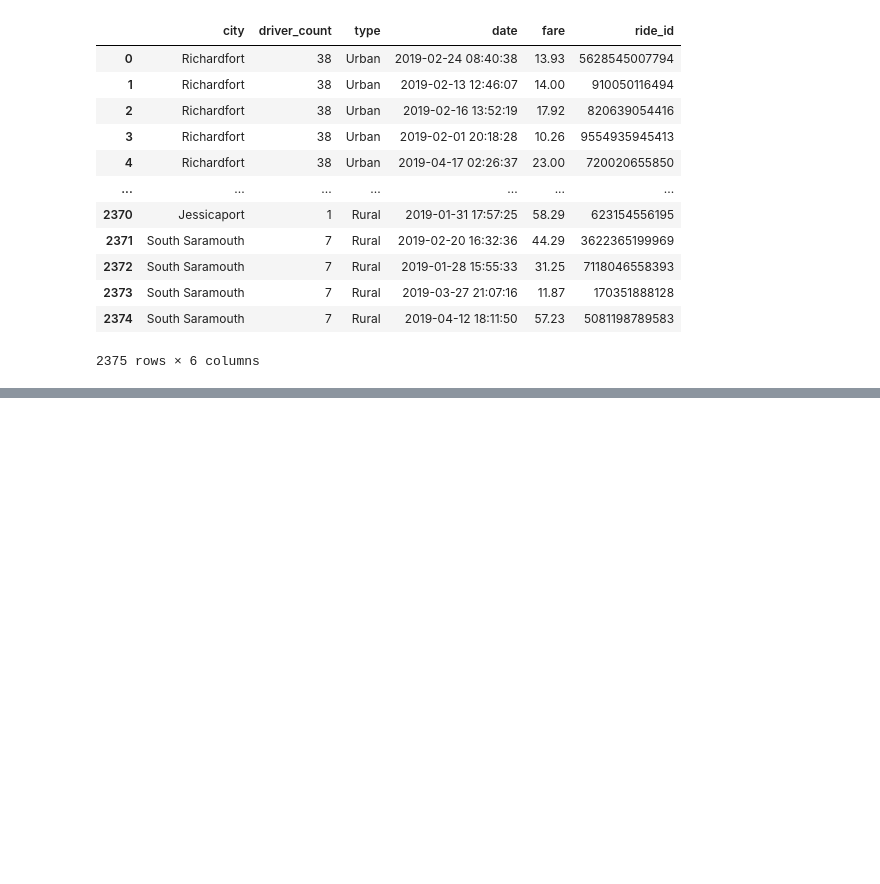
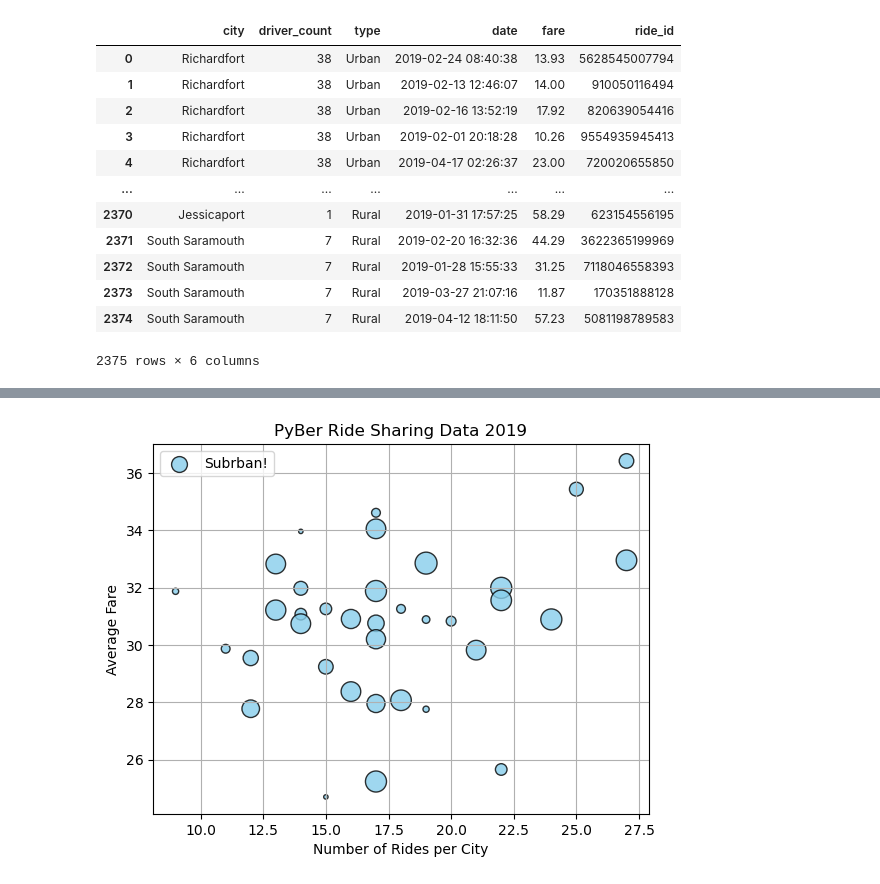
Before and after one commit to Smor-1/PyBer_Analysis, a Jupyter notebook: PyBer_Analysis.ipynb, the cells around one changed output, grey strips where cells are left out. Drawn from its saved outputs; the diff is of its cells as text; code cells hidden in the pictures; blank space fills up the shorter version.

```diff
--- a/PyBer_Analysis.ipynb
+++ b/PyBer_Analysis.ipynb
@@ -104,0 +135,12 @@ pyber_df
+# %%
+plt.scatter(suburban_ride_count , suburban_avg_fare , s = 10*suburban_driver_cnt , c = "skyblue" , edgecolor = "black" , linewidths = 1 , alpha = 0.8, label = "Subrban!")
+plt.title("PyBer Ride Sharing Data 2019")
+plt.ylabel("Average Fare")
+plt.xlabel("Number of Rides per City")
+plt.grid()
+plt.legend()
+
+
+plt.show()
+# %% [output]
+[figure, added]
```
Also changed, not shown: parts of 7 cells of this notebook, 4 other files.
